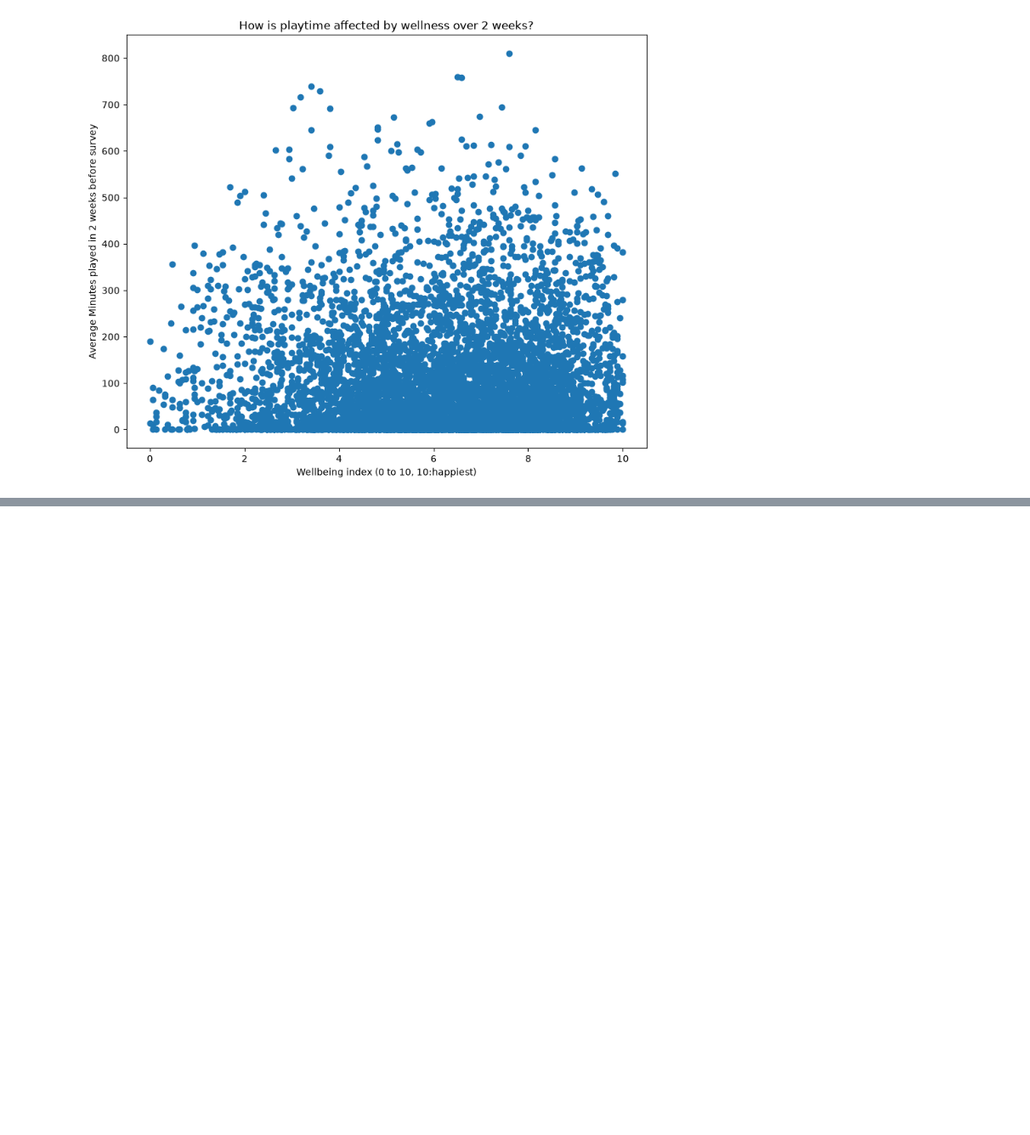
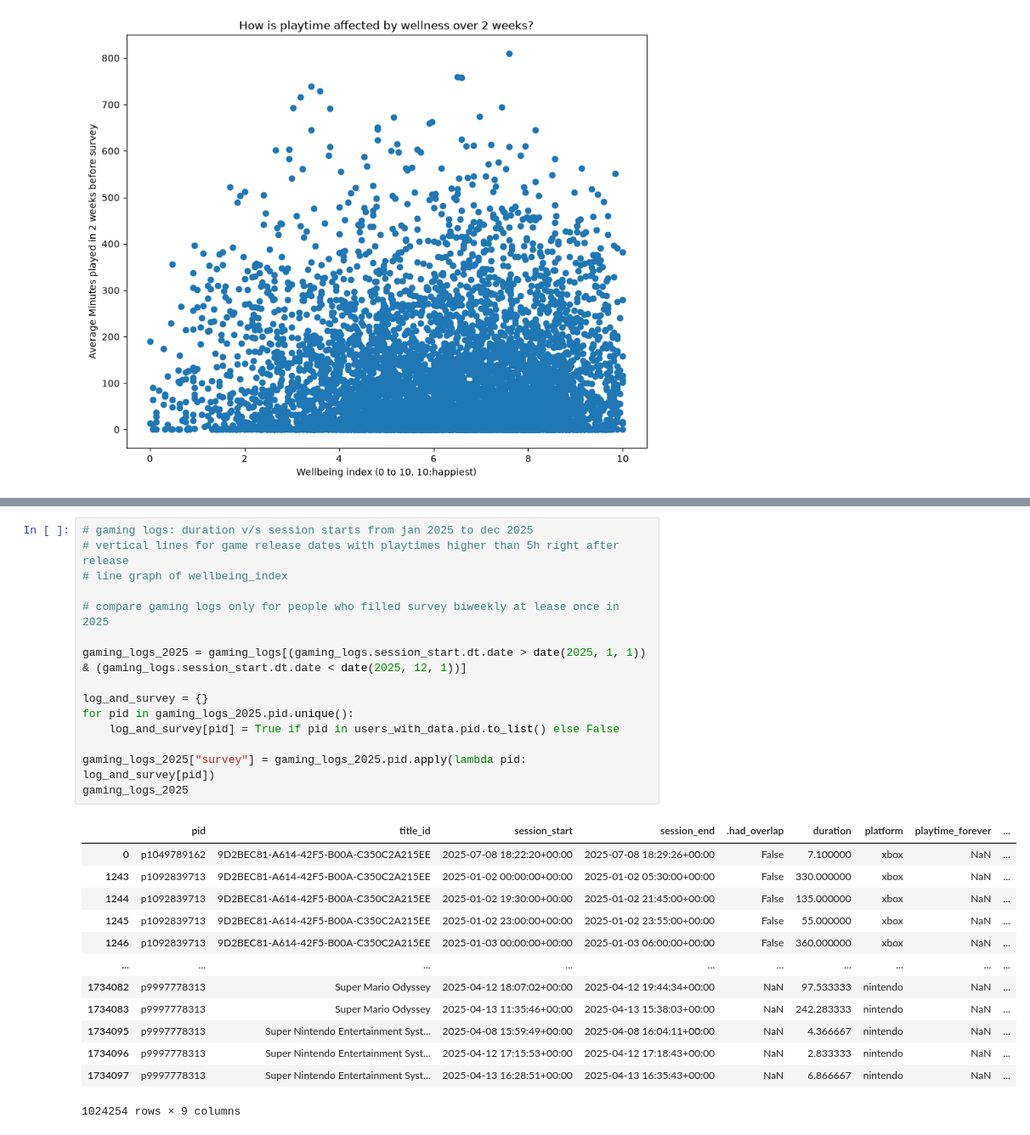
Before and after one commit to jinalpawar/Open_Play_Analysis, a Jupyter notebook: eda-jinal.ipynb, the cells around one changed output, grey strips where cells are left out. Shown at 85% size. Saved outputs shown, nothing was run; the diff lists cells and outputs as text; blank space fills up the shorter version.

```diff
--- a/eda-jinal.ipynb
+++ b/eda-jinal.ipynb
@@ -331,0 +383,29 @@ plt.show()
+# %%
+# gaming logs: duration v/s session starts from jan 2025 to dec 2025
+# vertical lines for game release dates with playtimes higher than 5h right after release
+# line graph of wellbeing_index
+
+# compare gaming logs only for people who filled survey biweekly at lease once in 2025
+
+gaming_logs_2025 = gaming_logs[(gaming_logs.session_start.dt.date > date(2025, 1, 1)) & (gaming_logs.session_start.dt.date < date(2025, 12, 1))]
+
+log_and_survey = {}
+for pid in gaming_logs_2025.pid.unique():
+    log_and_survey[pid] = True if pid in users_with_data.pid.to_list() else False
+
+gaming_logs_2025["survey"] = gaming_logs_2025.pid.apply(lambda pid: log_and_survey[pid])
+gaming_logs_2025
+# %% [output]
+|  | pid | title_id | session_start | session_end | .had_overlap | duration | platform | playtime_forever | ... |
+| 0 | p1049789162 | 9D2BEC81-A614-42F5-B00A-C350C2A215EE | 2025-07-08 18:22:20+00:00 | 2025-07-08 18:29:26+00:00 | False | 7.100000 | xbox | NaN | ... |
+| 1243 | p1092839713 | 9D2BEC81-A614-42F5-B00A-C350C2A215EE | 2025-01-02 00:00:00+00:00 | 2025-01-02 05:30:00+00:00 | False | 330.000000 | xbox | NaN | ... |
+| 1244 | p1092839713 | 9D2BEC81-A614-42F5-B00A-C350C2A215EE | 2025-01-02 19:30:00+00:00 | 2025-01-02 21:45:00+00:00 | False | 135.000000 | xbox | NaN | ... |
+| 1245 | p1092839713 | 9D2BEC81-A614-42F5-B00A-C350C2A215EE | 2025-01-02 23:00:00+00:00 | 2025-01-02 23:55:00+00:00 | False | 55.000000 | xbox | NaN | ... |
+| 1246 | p1092839713 | 9D2BEC81-A614-42F5-B00A-C350C2A215EE | 2025-01-03 00:00:00+00:00 | 2025-01-03 06:00:00+00:00 | False | 360.000000 | xbox | NaN | ... |
+| ... | ... | ... | ... | ... | ... | ... | ... | ... | ... |
+| 1734082 | p9997778313 | Super Mario Odyssey | 2025-04-12 18:07:02+00:00 | 2025-04-12 19:44:34+00:00 | NaN | 97.533333 | nintendo | NaN | ... |
+| 1734083 | p9997778313 | Super Mario Odyssey | 2025-04-13 11:35:46+00:00 | 2025-04-13 15:38:03+00:00 | NaN | 242.283333 | nintendo | NaN | ... |
+| 1734095 | p9997778313 | Super Nintendo Entertainment Syst... | 2025-04-08 15:59:49+00:00 | 2025-04-08 16:04:11+00:00 | NaN | 4.366667 | nintendo | NaN | ... |
+| 1734096 | p9997778313 | Super Nintendo Entertainment Syst... | 2025-04-12 17:15:53+00:00 | 2025-04-12 17:18:43+00:00 | NaN | 2.833333 | nintendo | NaN | ... |
+| 1734097 | p9997778313 | Super Nintendo Entertainment Syst... | 2025-04-13 16:28:51+00:00 | 2025-04-13 16:35:43+00:00 | NaN | 6.866667 | nintendo | NaN | ... |
+1024254 rows × 9 columns
```
Also changed, not shown: parts of 8 cells of this notebook.
